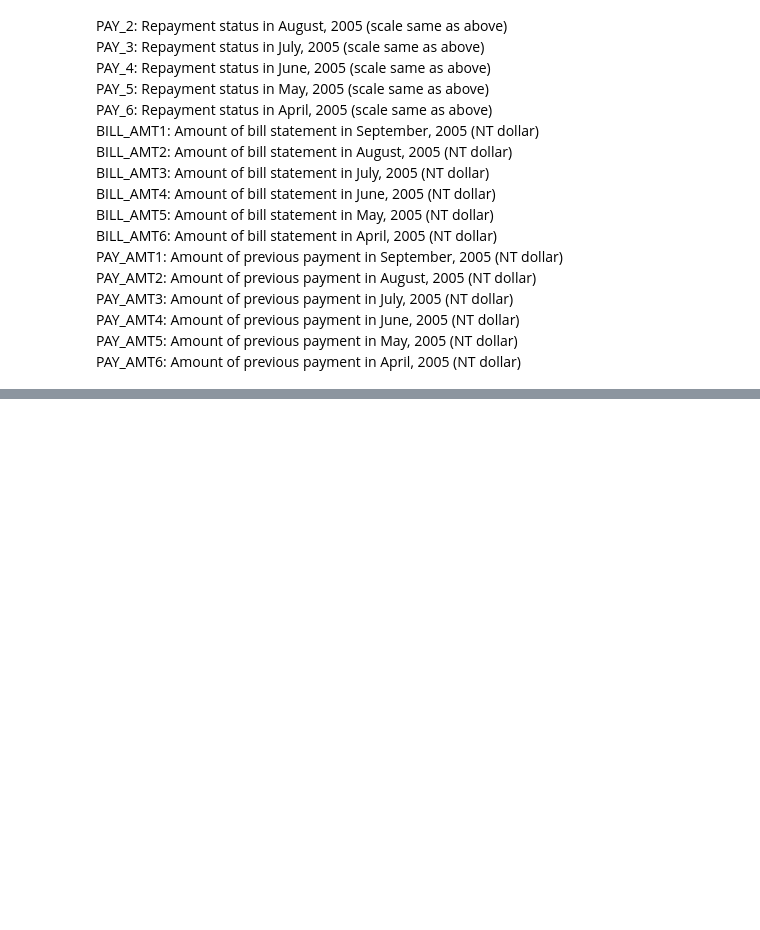
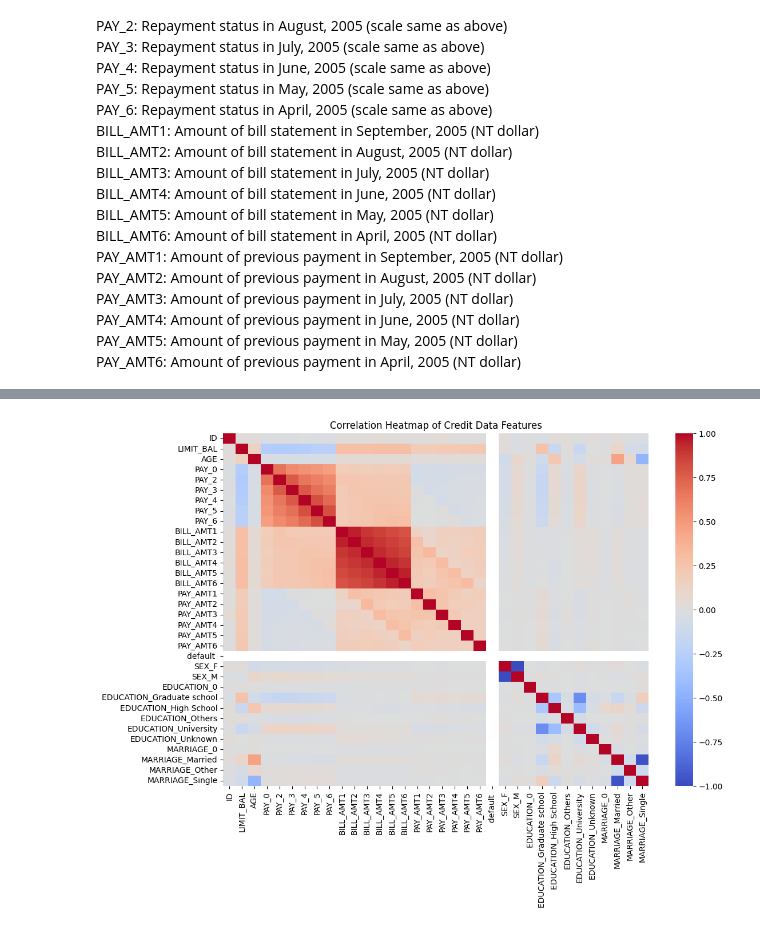
Before and after one commit to AnabelGeraldine/Credit_Risk_Project, a Jupyter notebook: achira_dump.ipynb, the cells around one changed output, grey strips where cells are left out. Saved outputs shown, nothing was run; the diff lists cells and outputs as text; code cells hidden in the pictures; blank space fills up the shorter version.

```diff
--- a/achira_dump.ipynb
+++ b/achira_dump.ipynb
@@ -55,12 +55,14 @@ for index, row in credit_data.iterrows():
     col_bill_status.append(bill_status)
     col_prev_pay_amount.append(prev_pay_amount)
 
+credit_data_listed = credit_data.copy()
+
 cols_to_drop = ['PAY_0', 'PAY_2', 'PAY_3', 'PAY_4', 'PAY_5', 'PAY_6', 'BILL_AMT1', 'BILL_AMT2', 'BILL_AMT3', 'BILL_AMT4', 'BILL_AMT5', 'BILL_AMT6', 'PAY_AMT1', 'PAY_AMT2', 'PAY_AMT3', 'PAY_AMT4', 'PAY_AMT5', 'PAY_AMT6']
-credit_data['pay_status'] = col_pay_status
-credit_data['amt_bill_statement'] = col_bill_status
-credit_data['prev_pay_amount'] = col_prev_pay_amount
-credit_data = credit_data.drop(cols_to_drop, axis=1)
-credit_data.head()
+credit_data_listed['pay_status'] = col_pay_status
+credit_data_listed['amt_bill_statement'] = col_bill_status
+credit_data_listed['prev_pay_amount'] = col_prev_pay_amount
+credit_data_listed = credit_data_listed.drop(cols_to_drop, axis=1)
+credit_data_listed.head()
 # %% [output]
 |  | ID | LIMIT_BAL | SEX | EDUCATION | MARRIAGE | AGE | default | pay_status | amt_bill_statement | ... |
 | 0 | 1 | 20000 | F | University | Married | 24 | Y | [-2, -2, -1, -1, 2, 2] | [0, 0, 0, 689, 3102, 3913] | ... |
@@ -90,0 +73,5 @@ credit_data.head(20)
+# %%
+# One Hot Encoding
+
+credit_data = pd.get_dummies(credit_data, columns=['SEX', 'EDUCATION', 'MARRIAGE'])
+credit_data.head()
@@ -90,0 +86,36 @@ credit_data.head(20)
+# %%
+# Feature Selection
+
+# education_mapping = {
+#     'Graduate School': 1,
+#     'University': 2,
+#     'High School': 3,
+#     'Others': 4
+# }
+# sex_mapping = {
+#     'Male': 1,
+#     'Female': 0
+# }
+# marriage_mapping = {
+#     'Married': 1,
+#     'Single': 0,
+#     'Others': 2
+# }
+default_mapping = {
+    'Y': 1,
+    'N': 0
+}
+# credit_data['EDUCATION'] = credit_data['EDUCATION'].map(education_mapping)
+# credit_data['SEX'] = credit_data['SEX'].map(sex_mapping)
+# credit_data['MARRIAGE'] = credit_data['MARRIAGE'].map(marriage_mapping)
+credit_data['default '] = credit_data['default '].map(default_mapping)
+
+corr_matrix = credit_data.corr()
+plt.figure(figsize=(12, 8))
+sns.heatmap(corr_matrix, cmap='coolwarm')
+plt.title('Correlation Heatmap of Credit Data Features')
+plt.show()
+
+# Feature Scaling
+# %% [output]
+[figure, added]
```
Also changed, not shown: parts of 6 cells of this notebook.
